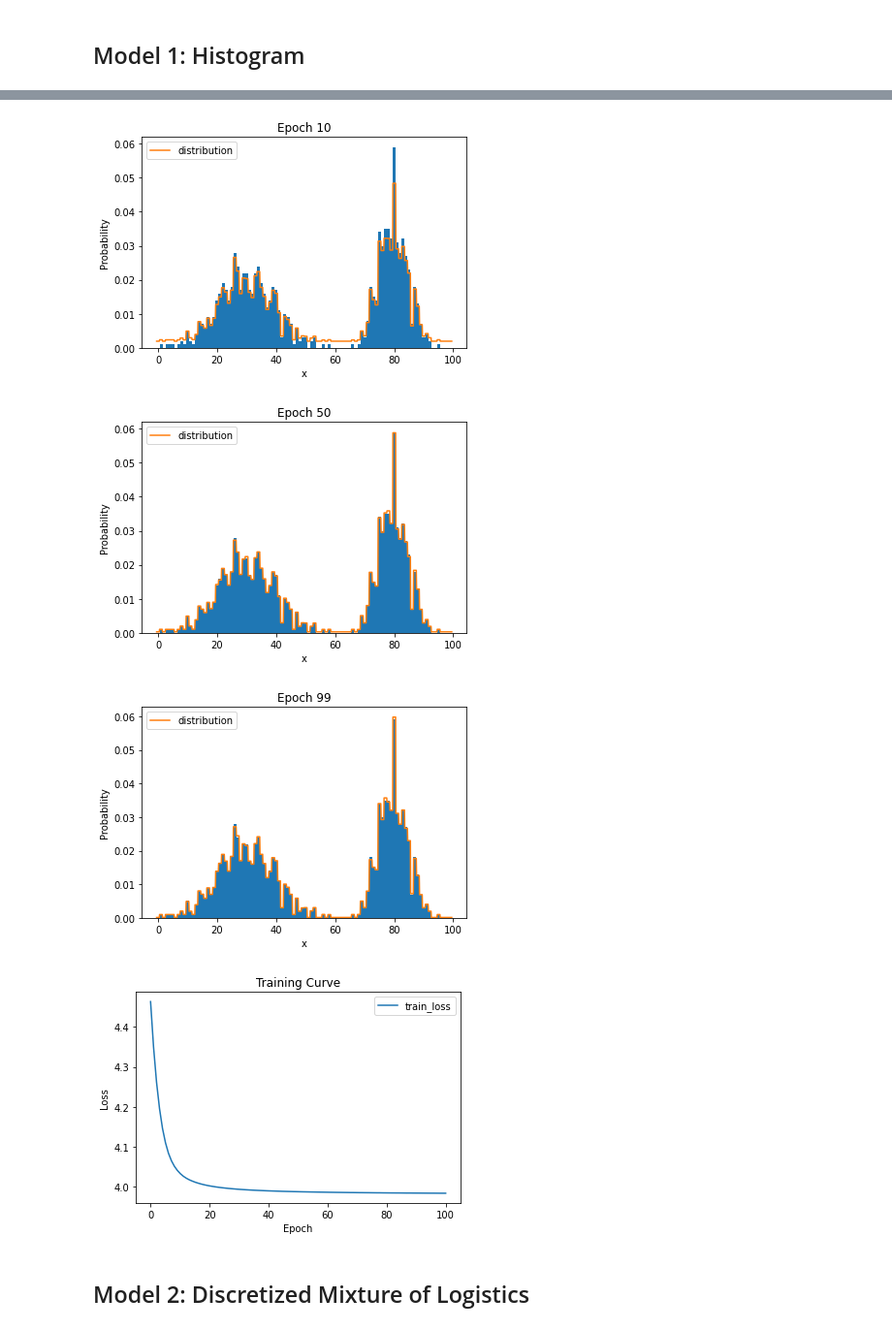
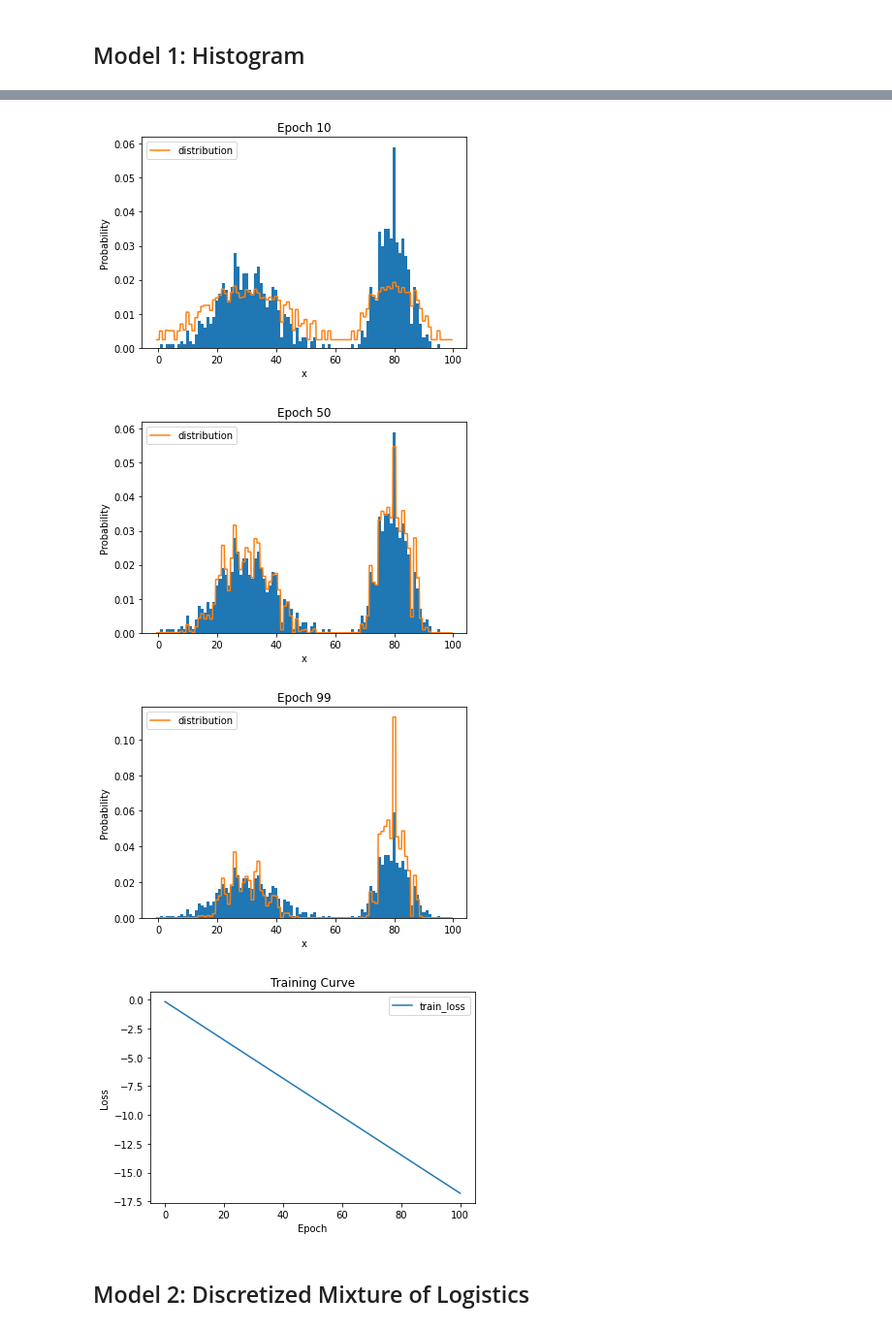
Before and after one commit to ankdesh/LearnTry-ML, a Jupyter notebook: cs294-Deep-Unsupervised-Pieter-Assign/demos/lecture2_autoregressive_models_demos.ipynb, the cells around one changed output, grey strips where cells are left out. Shown at 97% size. Cells and saved outputs as stored; diff of their text form; code cells hidden in the pictures.

```diff
--- a/cs294-Deep-Unsupervised-Pieter-Assign/demos/lecture2_autoregressive_models_demos.ipynb
+++ b/cs294-Deep-Unsupervised-Pieter-Assign/demos/lecture2_autoregressive_models_demos.ipynb
@@ -159,8 +159,11 @@ class Histogram(nn.Module):
 
     # Compute loss as negative log-likelihood
     def nll(self, x):
-        logits = self.logits.unsqueeze(0).repeat(x.shape[0], 1) # batch_size x d
-        return F.cross_entropy(logits, x.long())
+        nll = nn.NLLLoss()
+        logits = self.logits.unsqueeze(0).repeat(x.shape[0], 1)
+        return nll(logits,x.long())
+        #logits = self.logits.unsqueeze(0).repeat(x.shape[0], 1) # batch_size x d
+        #return F.cross_entropy(logits, x.long())
 
     def get_density(self):
         x = np.linspace(-0.5, self.d - 0.5, 1000)
@@ -176,7 +179,7 @@ train_epochs(hist, train_loader, None, dict(epochs=100, lr=2.5e-2))
-[figure, old version]
+[figure, new version]
-[figure, old version]
+[figure, new version]
-[figure, old version]
+[figure, new version]
-[figure, old version]
+[figure, new version]
 # %% [markdown]
 ## Model 2: Discretized Mixture of Logistics
 # %%
```
Also changed, not shown: parts of 1 cell of this notebook.
